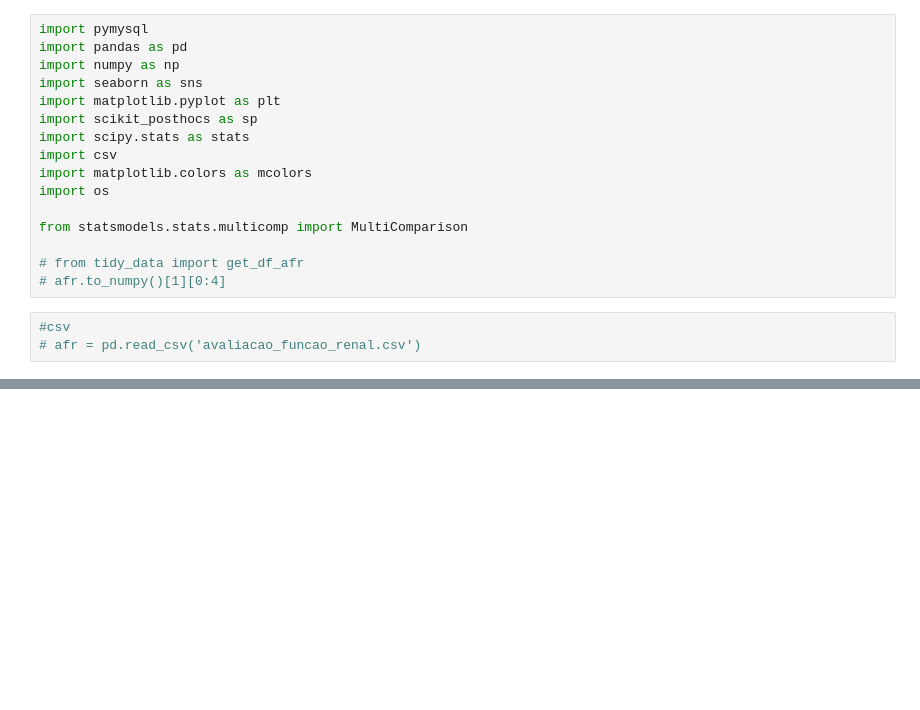
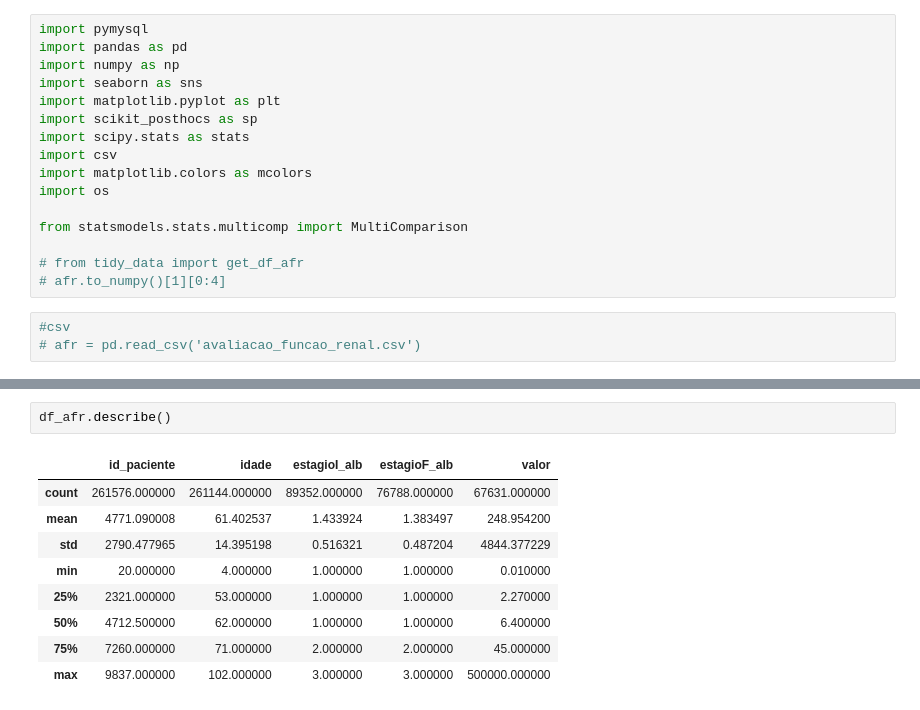
Before and after one commit to gabiiwa/DRC, a Jupyter notebook: analise_distribuicao.ipynb, the cells around one changed output, grey strips where cells are left out. Cells and saved outputs as stored; diff of their text form; blank space fills up the shorter version.

```diff
--- a/analise_distribuicao.ipynb
+++ b/analise_distribuicao.ipynb
@@ -106,0 +252,12 @@ for ind in range(len(nomes_exames)):
+# %%
+df_afr.describe()
+# %% [output]
+|  | id_paciente | idade | estagioI_alb | estagioF_alb | valor |
+| count | 261576.000000 | 261144.000000 | 89352.000000 | 76788.000000 | 67631.000000 |
+| mean | 4771.090008 | 61.402537 | 1.433924 | 1.383497 | 248.954200 |
+| std | 2790.477965 | 14.395198 | 0.516321 | 0.487204 | 4844.377229 |
+| min | 20.000000 | 4.000000 | 1.000000 | 1.000000 | 0.010000 |
+| 25% | 2321.000000 | 53.000000 | 1.000000 | 1.000000 | 2.270000 |
+| 50% | 4712.500000 | 62.000000 | 1.000000 | 1.000000 | 6.400000 |
+| 75% | 7260.000000 | 71.000000 | 2.000000 | 2.000000 | 45.000000 |
+| max | 9837.000000 | 102.000000 | 3.000000 | 3.000000 | 500000.000000 |
```
Also changed, not shown: parts of 16 cells of this notebook, 37 other files.
